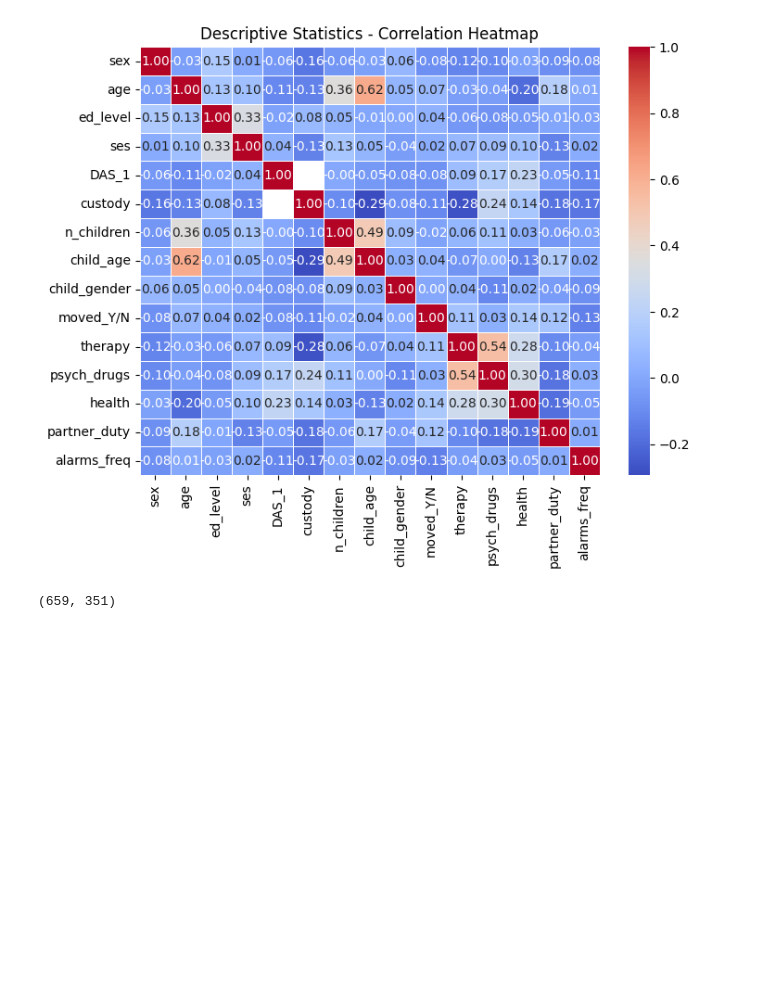
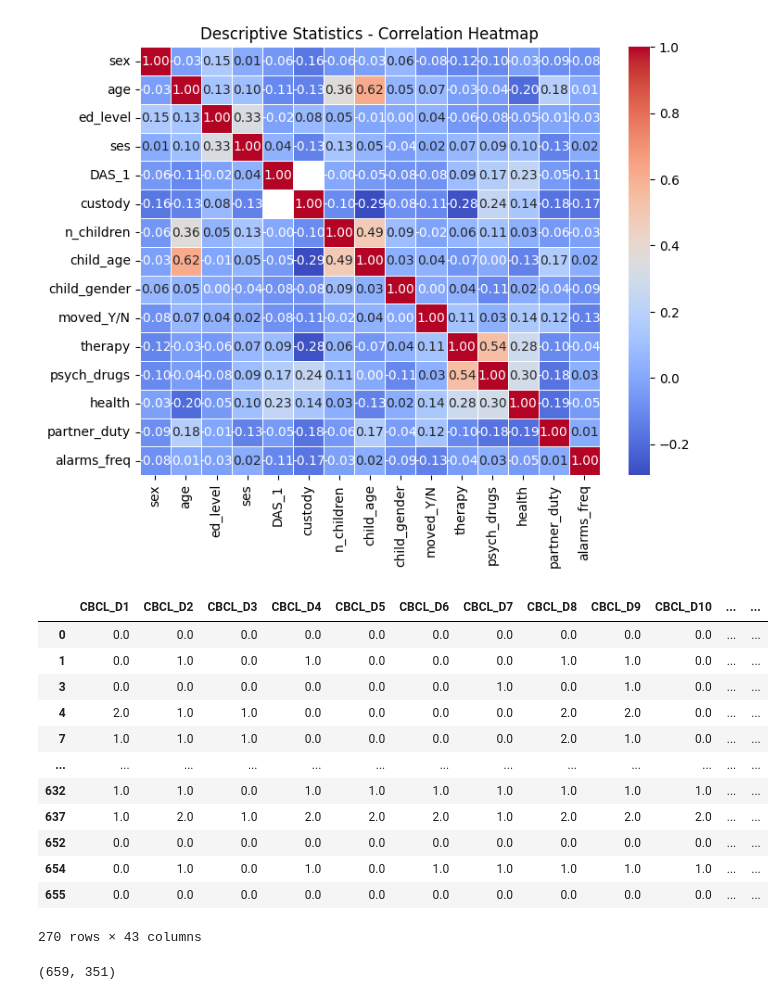
Before and after one commit to OfriA/AppliedProject52056, a Jupyter notebook: data/DataExploration.ipynb, the cells around one changed output. Saved outputs shown, nothing was run; the diff lists cells and outputs as text; code cells hidden in the pictures; blank space fills up the shorter version.

```diff
--- a/data/DataExploration.ipynb
+++ b/data/DataExploration.ipynb
@@ -85,6 +85,22 @@ data['CBCL_D_score'] = np.sum(data[CBCL_D_features], axis=1)
 data['CBCL_A_score'] = np.sum(data[CBCL_A_features], axis=1)
 data['CBCL_S_score'] = np.sum(data[CBCL_S_features], axis=1)
 data['CBCL_score'] = np.sum(data[['CBCL_D_score', 'CBCL_A_score', 'CBCL_S_score']], axis=1)
+# %%
+data.iloc[:, 240:283]
+# %% [output]
+|  | CBCL_D1 | CBCL_D2 | CBCL_D3 | CBCL_D4 | CBCL_D5 | CBCL_D6 | CBCL_D7 | CBCL_D8 | CBCL_D9 | CBCL_D10 | ... | ... |
+| 0 | 0.0 | 0.0 | 0.0 | 0.0 | 0.0 | 0.0 | 0.0 | 0.0 | 0.0 | 0.0 | ... | ... |
+| 1 | 0.0 | 1.0 | 0.0 | 1.0 | 0.0 | 0.0 | 0.0 | 1.0 | 1.0 | 0.0 | ... | ... |
+| 3 | 0.0 | 0.0 | 0.0 | 0.0 | 0.0 | 0.0 | 1.0 | 0.0 | 1.0 | 0.0 | ... | ... |
+| 4 | 2.0 | 1.0 | 1.0 | 0.0 | 0.0 | 0.0 | 0.0 | 2.0 | 2.0 | 0.0 | ... | ... |
+| 7 | 1.0 | 1.0 | 1.0 | 0.0 | 0.0 | 0.0 | 0.0 | 2.0 | 1.0 | 0.0 | ... | ... |
+| ... | ... | ... | ... | ... | ... | ... | ... | ... | ... | ... | ... | ... |
+| 632 | 1.0 | 1.0 | 0.0 | 1.0 | 1.0 | 1.0 | 1.0 | 1.0 | 1.0 | 1.0 | ... | ... |
+| 637 | 1.0 | 2.0 | 1.0 | 2.0 | 2.0 | 2.0 | 1.0 | 2.0 | 2.0 | 2.0 | ... | ... |
+| 652 | 0.0 | 0.0 | 0.0 | 0.0 | 0.0 | 0.0 | 0.0 | 0.0 | 0.0 | 0.0 | ... | ... |
+| 654 | 0.0 | 1.0 | 0.0 | 1.0 | 0.0 | 1.0 | 1.0 | 1.0 | 1.0 | 1.0 | ... | ... |
+| 655 | 0.0 | 0.0 | 0.0 | 0.0 | 0.0 | 0.0 | 0.0 | 0.0 | 0.0 | 0.0 | ... | ... |
+270 rows × 43 columns
 # %%
 data.shape
 # %% [output]
```
Also changed, not shown: parts of 27 cells of this notebook.
